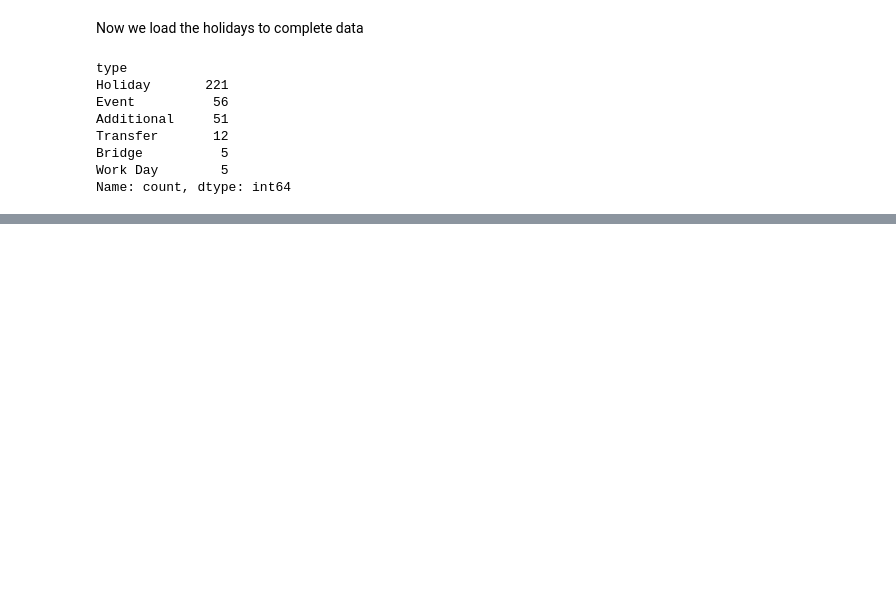
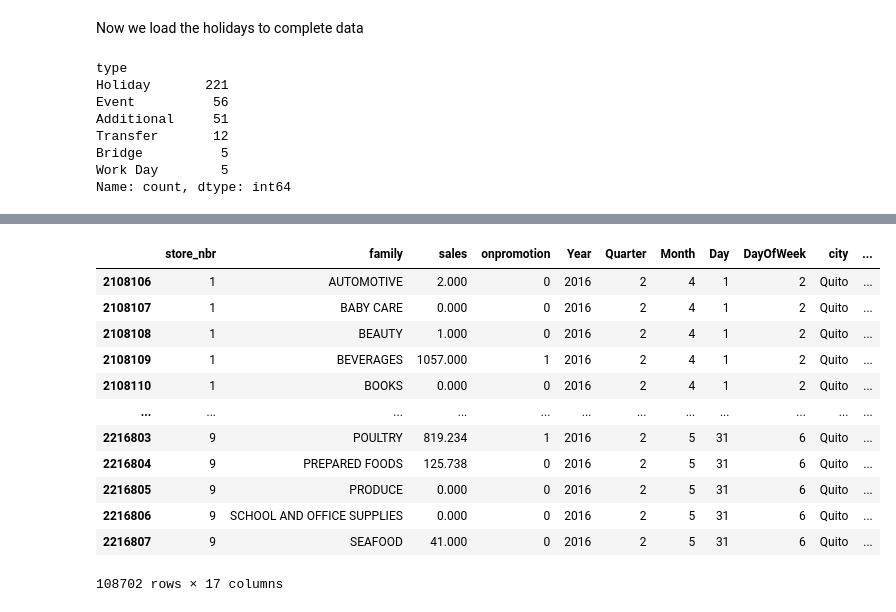
Before and after one commit to Candelo-Zuluaga/KaggleCompetition-StoreSales-TSForecasting, a Jupyter notebook: Notebooks/1-03_01_2025-Notebook.ipynb, the cells around one changed output, grey strips where cells are left out. Cells and saved outputs as stored; diff of their text form; code cells hidden in the pictures; blank space fills up the shorter version.

Commit message:
Just before start training

```diff
--- a/Notebooks/1-03_01_2025-Notebook.ipynb
+++ b/Notebooks/1-03_01_2025-Notebook.ipynb
@@ -349,0 +393,3 @@ for ii in np.arange(0,len(Date_aux),1):
+# %%
+Train_Data_Copy2 = Train_Data_Copy.copy()
+Train_Data_Copy2.head()
@@ -349,0 +403,4 @@ for ii in np.arange(0,len(Date_aux),1):
+# %%
+#Now the columns of id and date (original) are removed
+Train_Data_Copy2.drop(columns=["id","date"],inplace=True)
+Train_Data_Copy2.head()
@@ -349,0 +414,26 @@ for ii in np.arange(0,len(Date_aux),1):
+# %%
+# Due to A magnitude 7.8 earthquake struck Ecuador on April 16, 2016.
+# People rallied in relief efforts donating water and other first need products which greatly affected supermarket sales for several weeks after the earthquake.
+# We remove this period as a outstanding phenomenon
+Index_2016_earthquake = Train_Data_Copy2[(Train_Data_Copy2["Year"]==2016) & (Train_Data_Copy2["Month"]>=4) & (Train_Data_Copy2["Month"]<6)].index
+Index_2015_No_earthquake =Train_Data_Copy2[(Train_Data_Copy2["Year"]==2015) & (Train_Data_Copy2["Month"]>=4) & (Train_Data_Copy2["Month"]<6)].index
+for column in Train_Data_Copy2.columns:
+    Train_Data_Copy2.loc[Index_2016_earthquake,column] = Train_Data_Copy2.loc[Index_2015_No_earthquake,column].values
+# %%
+Train_Data_Copy2.loc[Index_2016_earthquake,"Year"] = int(2016)
+# %%
+Train_Data_Copy2.loc[Index_2016_earthquake]
+# %% [output]
+|  | store_nbr | family | sales | onpromotion | Year | Quarter | Month | Day | DayOfWeek | city | ... |
+| 2108106 | 1 | AUTOMOTIVE | 2.000 | 0 | 2016 | 2 | 4 | 1 | 2 | Quito | ... |
+| 2108107 | 1 | BABY CARE | 0.000 | 0 | 2016 | 2 | 4 | 1 | 2 | Quito | ... |
+| 2108108 | 1 | BEAUTY | 1.000 | 0 | 2016 | 2 | 4 | 1 | 2 | Quito | ... |
+| 2108109 | 1 | BEVERAGES | 1057.000 | 1 | 2016 | 2 | 4 | 1 | 2 | Quito | ... |
+| 2108110 | 1 | BOOKS | 0.000 | 0 | 2016 | 2 | 4 | 1 | 2 | Quito | ... |
+| ... | ... | ... | ... | ... | ... | ... | ... | ... | ... | ... | ... |
+| 2216803 | 9 | POULTRY | 819.234 | 1 | 2016 | 2 | 5 | 31 | 6 | Quito | ... |
+| 2216804 | 9 | PREPARED FOODS | 125.738 | 0 | 2016 | 2 | 5 | 31 | 6 | Quito | ... |
+| 2216805 | 9 | PRODUCE | 0.000 | 0 | 2016 | 2 | 5 | 31 | 6 | Quito | ... |
+| 2216806 | 9 | SCHOOL AND OFFICE SUPPLIES | 0.000 | 0 | 2016 | 2 | 5 | 31 | 6 | Quito | ... |
+| 2216807 | 9 | SEAFOOD | 41.000 | 0 | 2016 | 2 | 5 | 31 | 6 | Quito | ... |
+108702 rows × 17 columns
```
Also changed, not shown: parts of 8 cells of this notebook.
